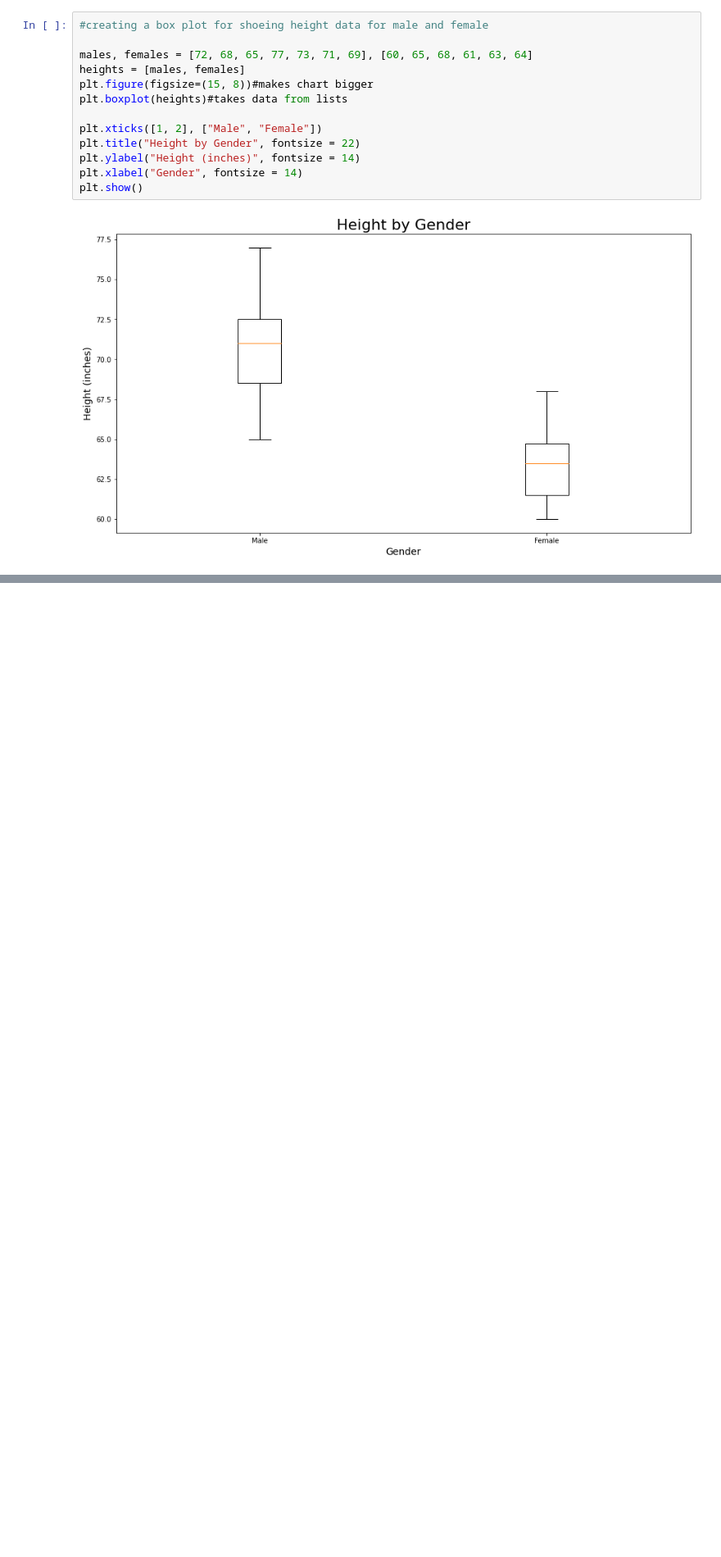
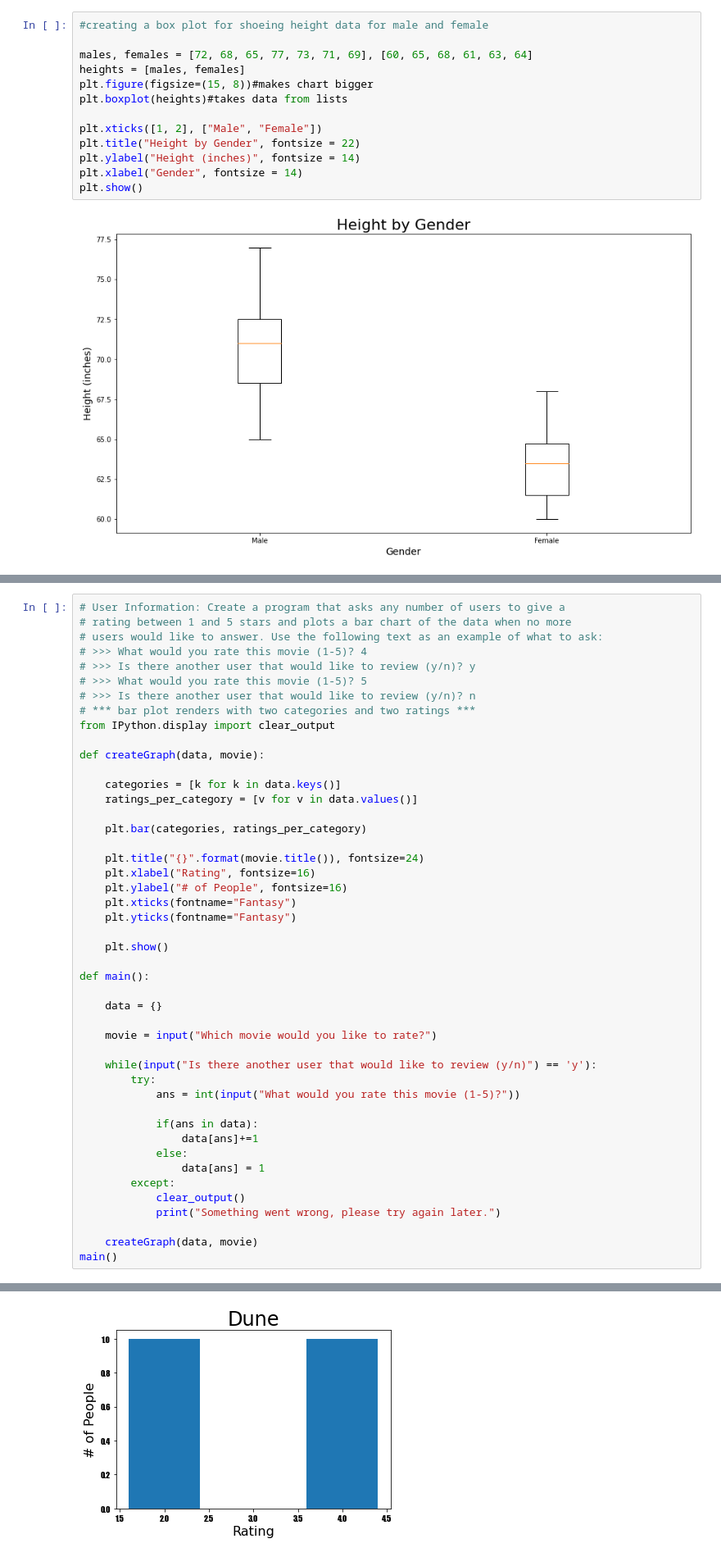
Before and after one commit to agarwalkirti27/python_bootcamp_Milliken, a Jupyter notebook: week10.ipynb, the cells around one changed output, grey strips where cells are left out. Shown: that part at 82% size. Drawn from its saved outputs; the diff is of its cells as text; blank space fills up the shorter version.

```diff
--- a/week10.ipynb
+++ b/week10.ipynb
@@ -587,0 +576,47 @@ rating = input(What would you rate this movie (1-5)?)
+# %%
+# User Information: Create a program that asks any number of users to give a
+# rating between 1 and 5 stars and plots a bar chart of the data when no more
+# users would like to answer. Use the following text as an example of what to ask:
+# >>> What would you rate this movie (1-5)? 4
+# >>> Is there another user that would like to review (y/n)? y
+# >>> What would you rate this movie (1-5)? 5
+# >>> Is there another user that would like to review (y/n)? n
+# *** bar plot renders with two categories and two ratings ***
+from IPython.display import clear_output
+
+def createGraph(data, movie):
+
+    categories = [k for k in data.keys()]
+    ratings_per_category = [v for v in data.values()]
+
+    plt.bar(categories, ratings_per_category)
+
+    plt.title("{}".format(movie.title()), fontsize=24)
+    plt.xlabel("Rating", fontsize=16)
+    plt.ylabel("# of People", fontsize=16)
+    plt.xticks(fontname="Fantasy")
+    plt.yticks(fontname="Fantasy")
+
+    plt.show()
+
+def main():
+
+    data = {}
+
+    movie = input("Which movie would you like to rate?")
+
+    while(input("Is there another user that would like to review (y/n)") == 'y'):
+        try:
+            ans = int(input("What would you rate this movie (1-5)?"))
+
+            if(ans in data):
+                data[ans]+=1
+            else:
+                data[ans] = 1
+        except:
+            clear_output()
+            print("Something went wrong, please try again later.")
+
+    createGraph(data, movie)
+main()
+# %% [output]
@@ -587,0 +629 @@ rating = input(What would you rate this movie (1-5)?)
+[figure, added]
```
Also changed, not shown: parts of 33 cells of this notebook.
